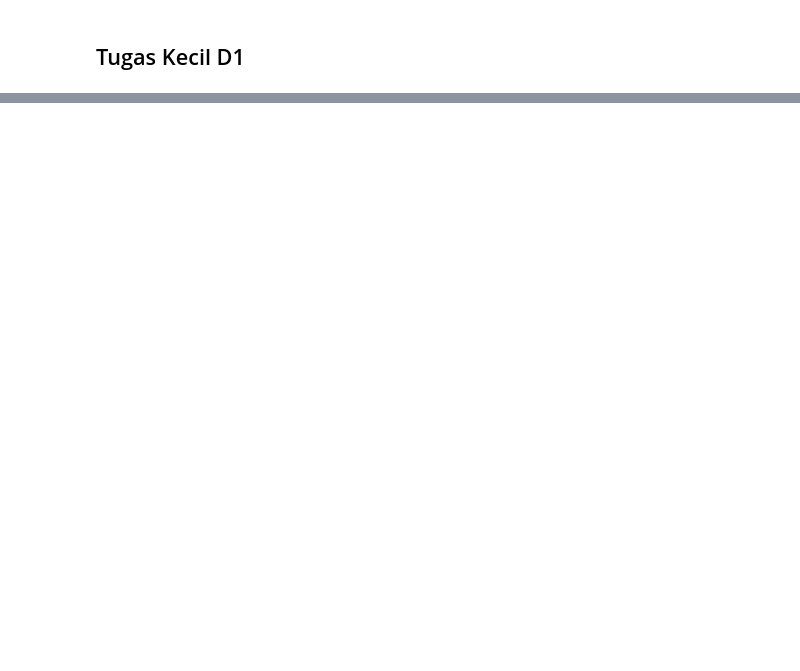
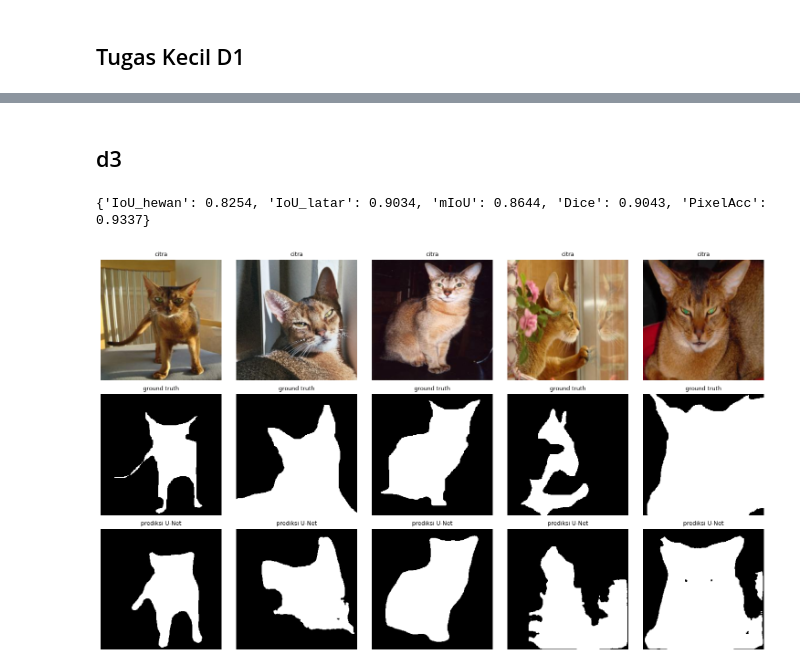
Before and after one commit to delafjr/computer-vision, a Jupyter notebook: jobsheet5/jobsheet5.ipynb, the cells around one changed output, grey strips where cells are left out. Cells and saved outputs as stored; diff of their text form; code cells hidden in the pictures; blank space fills up the shorter version.

```diff
--- a/jobsheet5/jobsheet5.ipynb
+++ b/jobsheet5/jobsheet5.ipynb
@@ -203,0 +403,79 @@ print(
+# %% [markdown]
+## d3
+# %%
+import torch
+import matplotlib.pyplot as plt
+
+# === D3.1 Fungsi metrik dan evaluasi ===
+@torch.no_grad()
+def evaluasi(model, forward, thr=0.5):
+    model.eval()
+    TP = FP = FN = TN = 0
+    iou_per_citra = []
+
+    for x, y, v in dl_test:
+        x, y, v = x.to(DEVICE), y.to(DEVICE), v.to(DEVICE)
+        pred = (torch.sigmoid(forward(model, x)) > thr).float()
+
+        tp = (pred * y * v).sum(dim=(1, 2, 3))
+        fp = (pred * (1 - y) * v).sum(dim=(1, 2, 3))
+        fn = ((1 - pred) * y * v).sum(dim=(1, 2, 3))
+        tn = ((1 - pred) * (1 - y) * v).sum(dim=(1, 2, 3))
+
+        TP += tp.sum().item()
+        FP += fp.sum().item()
+        FN += fn.sum().item()
+        TN += tn.sum().item()
+
+        iou_per_citra += (tp / (tp + fp + fn).clamp_min(1)).tolist()
+
+    iou_fg = TP / (TP + FP + FN)
+    iou_bg = TN / (TN + FN + FP)
+
+    return {
+        "IoU_hewan": iou_fg,
+        "IoU_latar": iou_bg,
+        "mIoU": (iou_fg + iou_bg) / 2,
+        "Dice": 2 * TP / (2 * TP + FP + FN),
+        "PixelAcc": (TP + TN) / (TP + TN + FP + FN),
+        "iou_per_citra": iou_per_citra
+    }
+
+def ringkas(m):
+    return {k: round(v, 4) for k, v in m.items() if k != "iou_per_citra"}
+
+HASIL = {}
+HASIL["U-Net (dari nol)"] = evaluasi(unet, fwd_unet)
+print(ringkas(HASIL["U-Net (dari nol)"]))
+# %% [output]
+{'IoU_hewan': 0.8254, 'IoU_latar': 0.9034, 'mIoU': 0.8644, 'Dice': 0.9043, 'PixelAcc': 0.9337}
+# %%
+# === D3.2 Visualisasi prediksi U-Net ===
+@torch.no_grad()
+def prediksi(model, forward, idx):
+    x = torch.stack([ds_test[i][0] for i in idx]).to(DEVICE)
+    return (torch.sigmoid(forward(model, x)) > 0.5).float().cpu()
+
+idx_vis = [0, 1, 2, 3, 4]
+p_unet = prediksi(unet, fwd_unet, idx_vis)
+
+fig, ax = plt.subplots(3, len(idx_vis), figsize=(3 * len(idx_vis), 9))
+for j, i in enumerate(idx_vis):
+    x, y, v = ds_test[i]
+    ax[0, j].imshow(denorm(x))
+    ax[0, j].set_title("citra", fontsize=9)
+
+    ax[1, j].imshow(y[0], cmap="gray")
+    ax[1, j].set_title("ground truth", fontsize=9)
+
+    ax[2, j].imshow(p_unet[j, 0], cmap="gray")
+    ax[2, j].set_title("prediksi U-Net", fontsize=9)
+
+for a in ax.ravel():
+    a.axis("off")
+
+plt.tight_layout()
+plt.savefig(f"{FIG_DIR}/js05_d3_prediksi_unet.png", dpi=120)
+plt.show()
+# %% [output]
+[figure, added]
```
Also changed, not shown: parts of 29 cells of this notebook.
